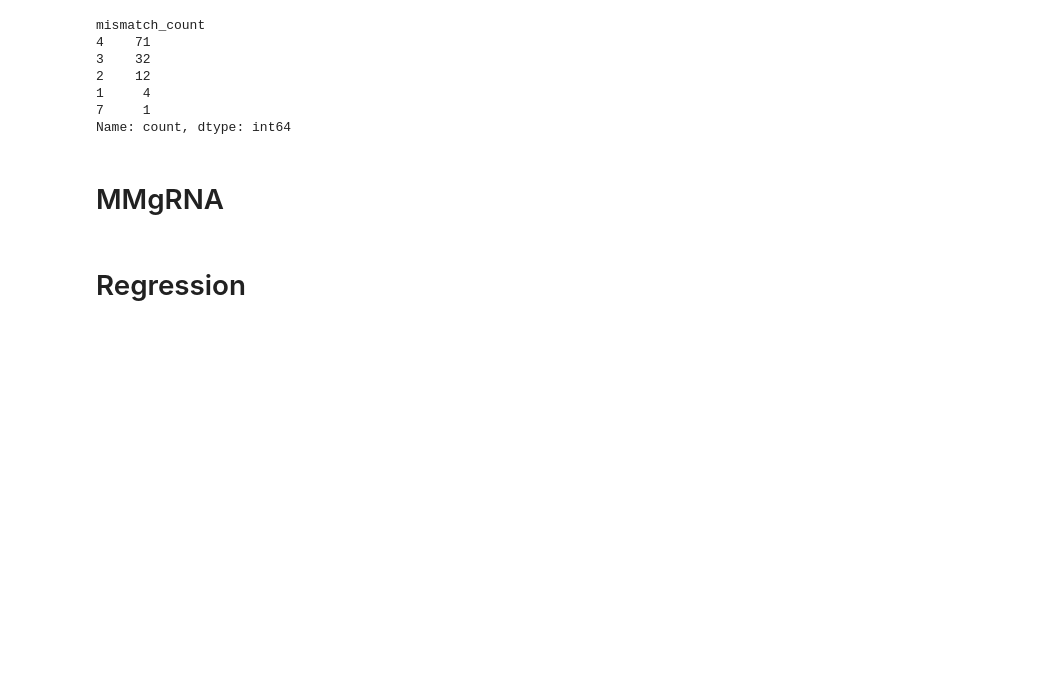
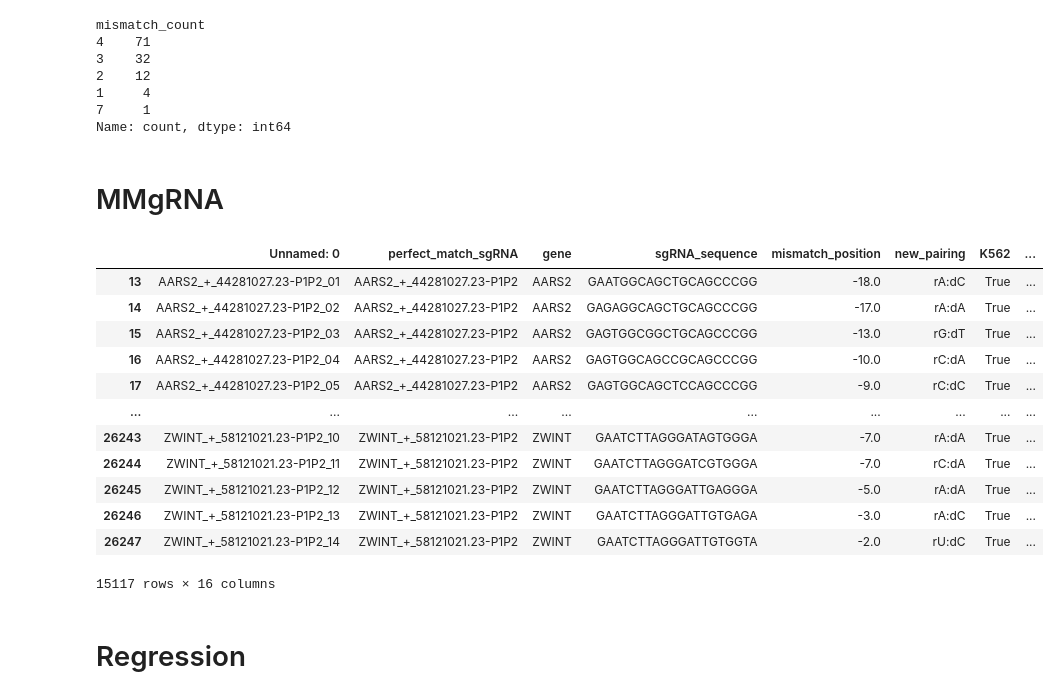
Before and after one commit to oreshnya/crispr, a Jupyter notebook: process.ipynb, the cells around one changed output. Drawn from its saved outputs; the diff is of its cells as text; code cells hidden in the pictures; blank space fills up the shorter version.

```diff
--- a/process.ipynb
+++ b/process.ipynb
@@ -160,6 +161,22 @@ df['gc_genome'] = df['genome_input'].apply(calc_gc_content)
 df['gc_sgrna'] = df['sgRNA_input'].apply(calc_gc_content)
 
 df['pam'] = df['sgRNA_input'].apply(pam_mmrna)
+# %%
+df[df.mismatch_count==2]
+# %% [output]
+|  | Unnamed: 0 | perfect_match_sgRNA | gene | sgRNA_sequence | mismatch_position | new_pairing | K562 | ... |
+| 13 | AARS2_+_44281027.23-P1P2_01 | AARS2_+_44281027.23-P1P2 | AARS2 | GAATGGCAGCTGCAGCCCGG | -18.0 | rA:dC | True | ... |
+| 14 | AARS2_+_44281027.23-P1P2_02 | AARS2_+_44281027.23-P1P2 | AARS2 | GAGAGGCAGCTGCAGCCCGG | -17.0 | rA:dA | True | ... |
+| 15 | AARS2_+_44281027.23-P1P2_03 | AARS2_+_44281027.23-P1P2 | AARS2 | GAGTGGCGGCTGCAGCCCGG | -13.0 | rG:dT | True | ... |
+| 16 | AARS2_+_44281027.23-P1P2_04 | AARS2_+_44281027.23-P1P2 | AARS2 | GAGTGGCAGCCGCAGCCCGG | -10.0 | rC:dA | True | ... |
+| 17 | AARS2_+_44281027.23-P1P2_05 | AARS2_+_44281027.23-P1P2 | AARS2 | GAGTGGCAGCTCCAGCCCGG | -9.0 | rC:dC | True | ... |
+| ... | ... | ... | ... | ... | ... | ... | ... | ... |
+| 26243 | ZWINT_+_58121021.23-P1P2_10 | ZWINT_+_58121021.23-P1P2 | ZWINT | GAATCTTAGGGATAGTGGGA | -7.0 | rA:dA | True | ... |
+| 26244 | ZWINT_+_58121021.23-P1P2_11 | ZWINT_+_58121021.23-P1P2 | ZWINT | GAATCTTAGGGATCGTGGGA | -7.0 | rC:dA | True | ... |
+| 26245 | ZWINT_+_58121021.23-P1P2_12 | ZWINT_+_58121021.23-P1P2 | ZWINT | GAATCTTAGGGATTGAGGGA | -5.0 | rA:dA | True | ... |
+| 26246 | ZWINT_+_58121021.23-P1P2_13 | ZWINT_+_58121021.23-P1P2 | ZWINT | GAATCTTAGGGATTGTGAGA | -3.0 | rA:dC | True | ... |
+| 26247 | ZWINT_+_58121021.23-P1P2_14 | ZWINT_+_58121021.23-P1P2 | ZWINT | GAATCTTAGGGATTGTGGTA | -2.0 | rU:dC | True | ... |
+15117 rows × 16 columns
 # %%
 # # Генерируем эмбеддинги для genome input
 # genome_embeddings = generate_embeddings(df, sequence_column='genome input', polymer_type='DNA', encoding_strategy='aptamer')
```
Also changed, not shown: parts of 8 cells of this notebook, 10 other files.
